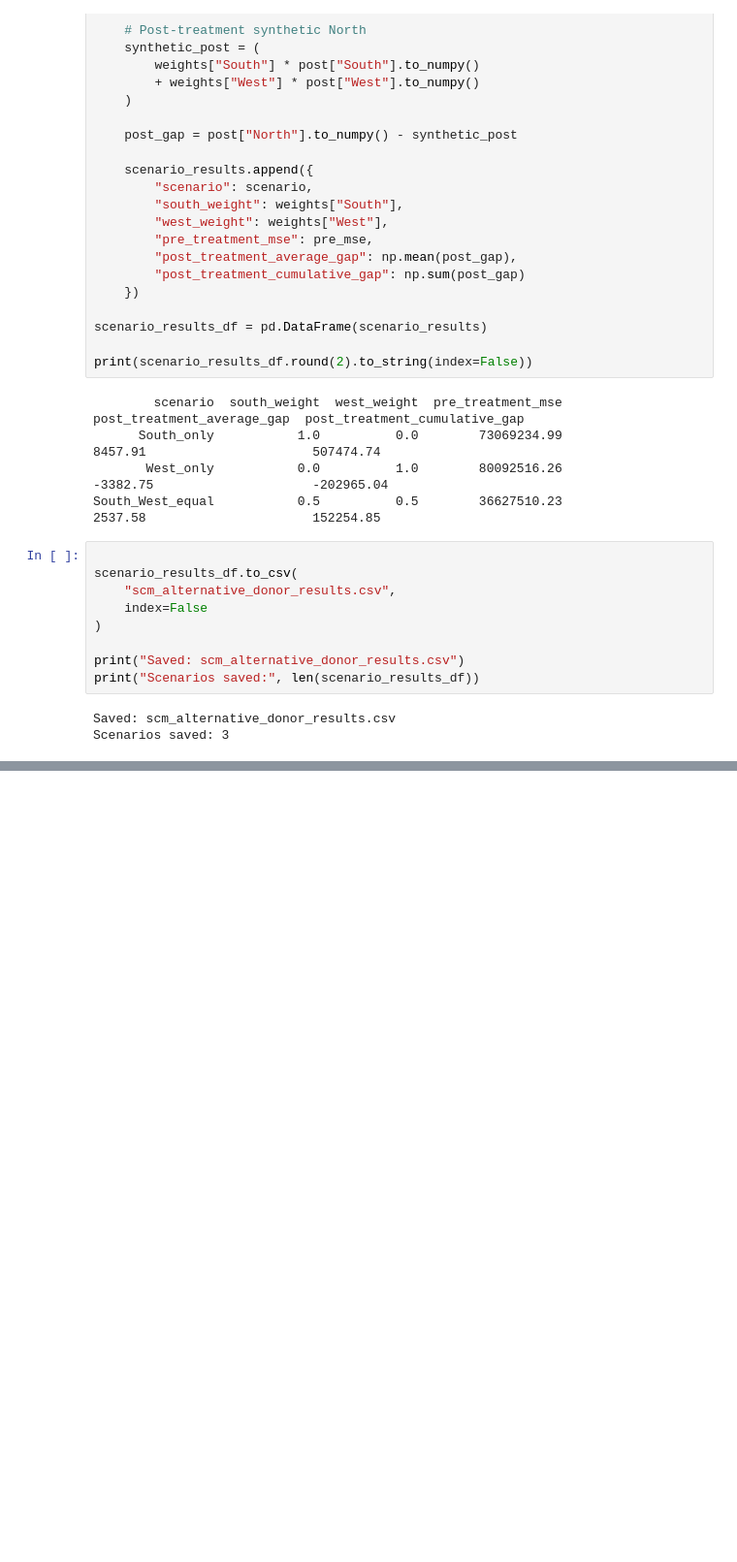
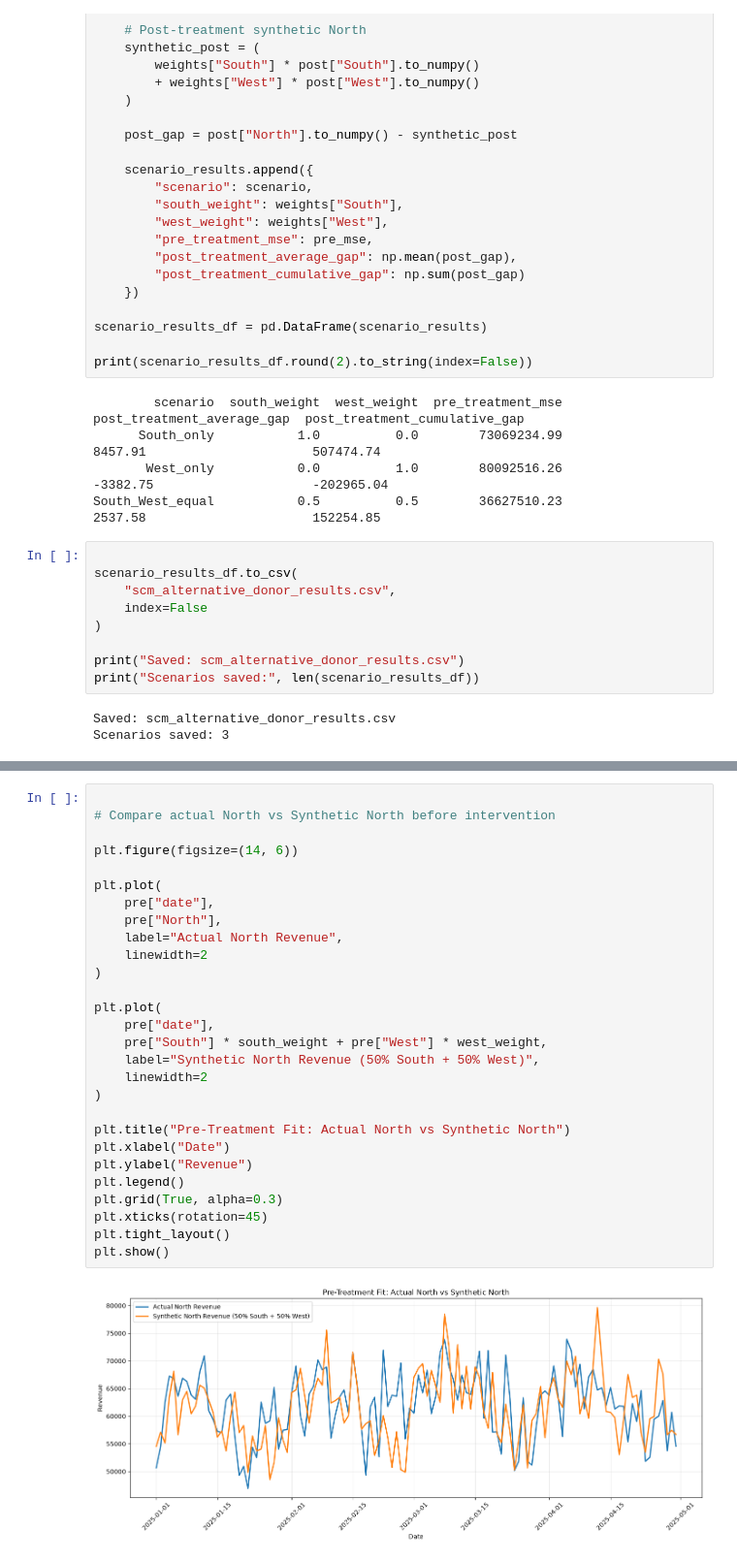
Before and after one commit to rharishwar6-hash/causal-inference-synthetic-control-pricing, a Jupyter notebook: 06_scm_robustnes.ipynb, the cells around one changed output, grey strips where cells are left out. Shown at 97% size. Drawn from its saved outputs; the diff is of its cells as text; blank space fills up the shorter version.

```diff
--- a/06_scm_robustnes.ipynb
+++ b/06_scm_robustnes.ipynb
@@ -270,0 +307,30 @@ Scenarios saved: 3
+# %%
+
+# Compare actual North vs Synthetic North before intervention
+
+plt.figure(figsize=(14, 6))
+
+plt.plot(
+    pre["date"],
+    pre["North"],
+    label="Actual North Revenue",
+    linewidth=2
+)
+
+plt.plot(
+    pre["date"],
+    pre["South"] * south_weight + pre["West"] * west_weight,
+    label="Synthetic North Revenue (50% South + 50% West)",
+    linewidth=2
+)
+
+plt.title("Pre-Treatment Fit: Actual North vs Synthetic North")
+plt.xlabel("Date")
+plt.ylabel("Revenue")
+plt.legend()
+plt.grid(True, alpha=0.3)
+plt.xticks(rotation=45)
+plt.tight_layout()
+plt.show()
+# %% [output]
+[figure, added]
```
Also changed, not shown: parts of 4 cells of this notebook.
